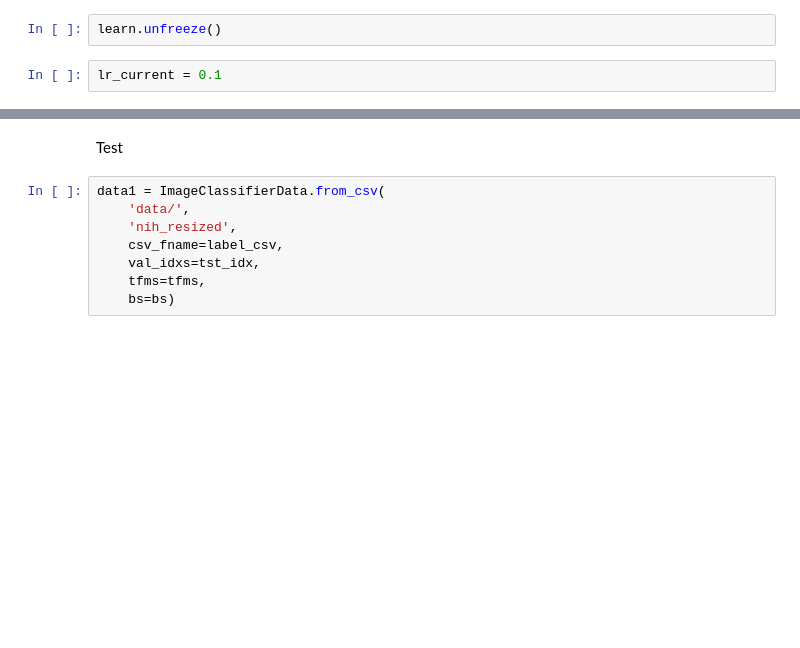
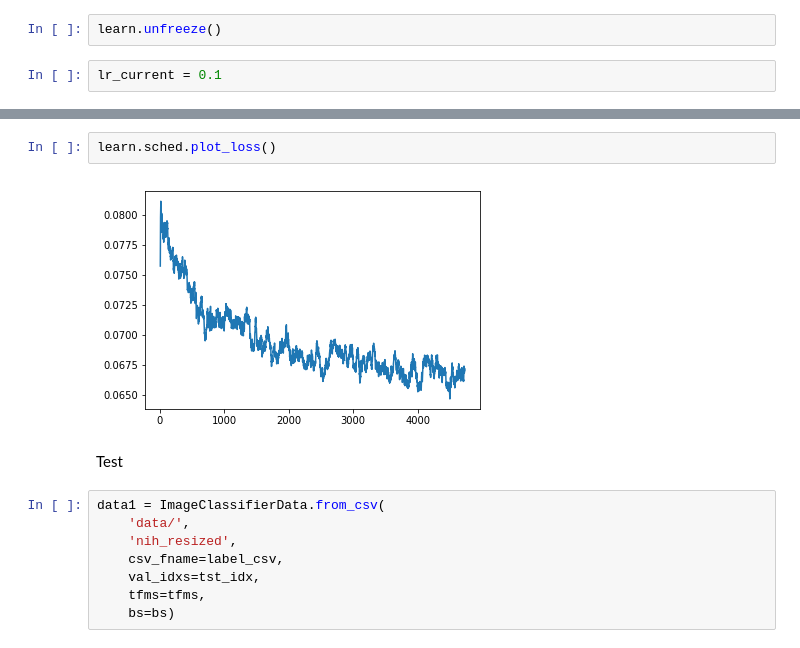
Before and after one commit to shik3519/deep-learning, a Jupyter notebook: isazi/001-nih-resnet50-ft.ipynb, the cells around one changed output, grey strips where cells are left out. Drawn from its saved outputs; the diff is of its cells as text; blank space fills up the shorter version.

```diff
--- a/isazi/001-nih-resnet50-ft.ipynb
+++ b/isazi/001-nih-resnet50-ft.ipynb
@@ -392,3 +395,7 @@ lrf = learn.lr_find(lr_current)
+# %%
+learn.sched.plot_loss()
+# %% [output]
+[figure, added]
 # %% [markdown]
 Test
 # %%
```
Also changed, not shown: parts of 19 cells of this notebook.
